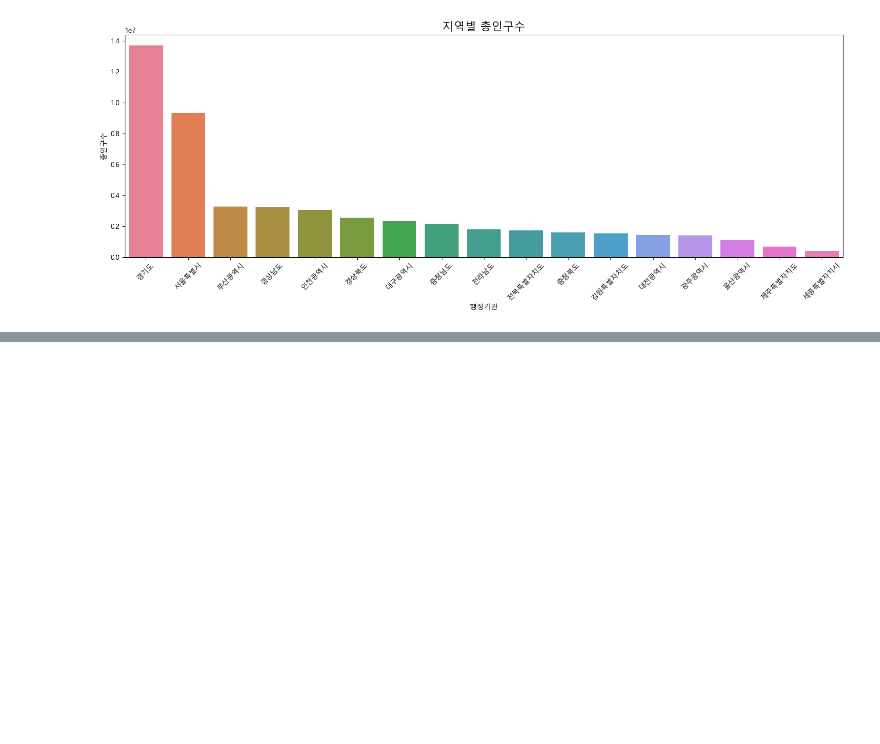
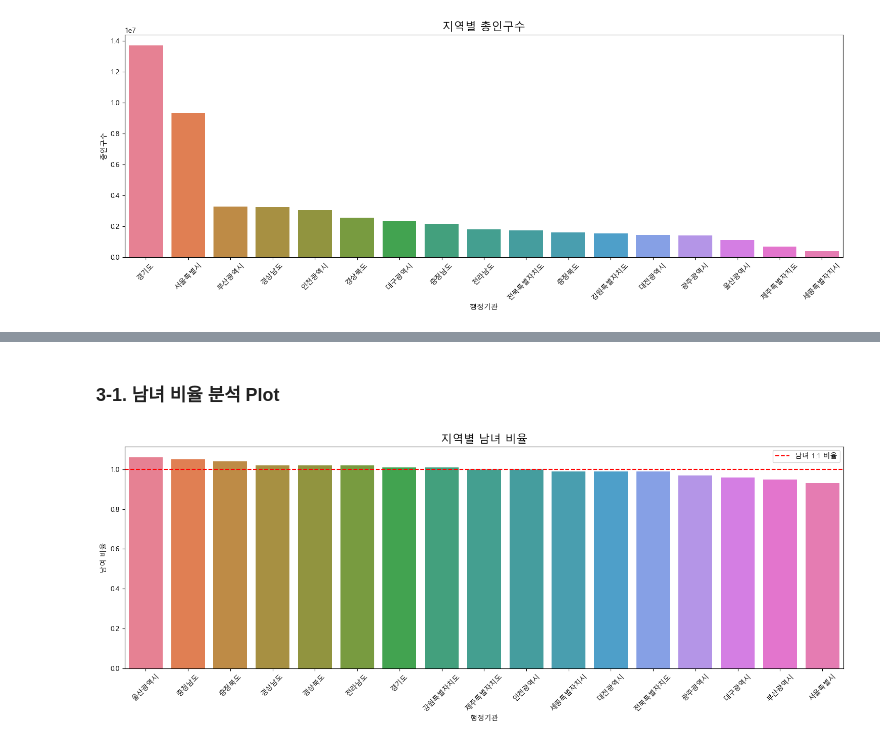
Before and after one commit to mmije0ng/Rookies-Webscraping-Analysis, a Jupyter notebook: 연습문제_웹스크래핑/04_population_status_analysis.ipynb, the cells around one changed output, grey strips where cells are left out. Saved outputs shown, nothing was run; the diff lists cells and outputs as text; code cells hidden in the pictures; blank space fills up the shorter version.

```diff
--- a/연습문제_웹스크래핑/04_population_status_analysis.ipynb
+++ b/연습문제_웹스크래핑/04_population_status_analysis.ipynb
@@ -50,0 +109,11 @@ plt.show()
+# %%
+# 1. '남여 비율' 기준 내림차순 정렬
+# sort_values: 복사본으로 작업
+df_gender_ratio = df_except_all.sort_values(by='남여 비율', ascending=False)
+
+# 2. 소수점 둘째 자리까지 반올림 (이미지 예시와 동일하게 설정)
+df_gender_ratio['남여 비율'] = df_gender_ratio['남여 비율'].round(2)
+
+# 3. 필요한 컬럼('행정기관', '남여 비율')만 선택하여 출력
+result_3 = df_gender_ratio[['행정기관', '남여 비율']].reset_index(drop=True)
+display(result_3)
@@ -50,0 +139,24 @@ plt.show()
+# %% [markdown]
+### 3-1. 남녀 비율 분석 Plot
+# %%
+# 시각화 설정
+plt.figure(figsize=(15, 6))
+
+# 남여 비율 시각화 (기존 정렬된 데이터 사용)
+ax = sns.barplot(data=df_gender_ratio, x='행정기관', y='남여 비율', hue='행정기관', palette='husl', legend=False)
+
+# 기준선 추가: label 파라미터를 사용하여 범례 이름 지정
+plt.axhline(1, color='red', linestyle='--', linewidth=1.5, label='남녀 1:1 비율')
+
+# 범례 표시 호출
+plt.legend()
+
+plt.title('지역별 남녀 비율', fontsize=16)
+plt.xticks(rotation=45) # 지역명 겹침 방지
+plt.xlabel('행정기관')
+plt.ylabel('남여 비율')
+
+plt.tight_layout()
+plt.show()
+# %% [output]
+[figure, added]
```
Also changed, not shown: parts of 7 cells of this notebook.
